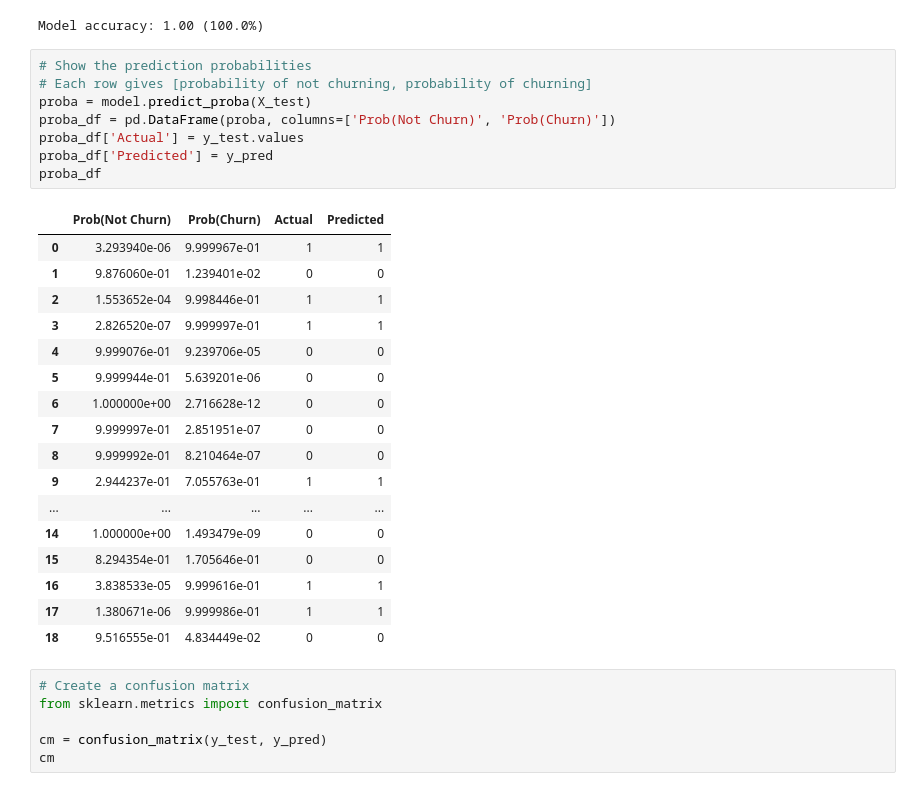
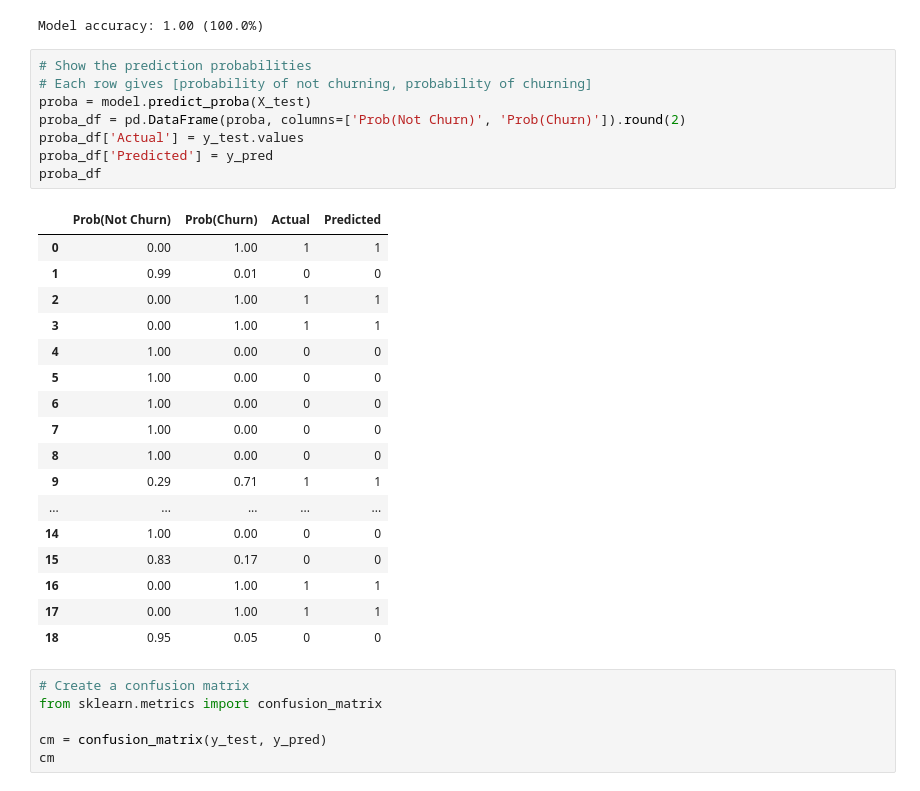
Before and after one commit to prakash-ukhalkar/ML, a Jupyter notebook: 05_Simple_Logistic_Regression_ML/01_Simple_Logistic_Regression.ipynb, the cells around one changed output. Saved outputs shown, nothing was run; the diff lists cells and outputs as text.

```diff
--- a/05_Simple_Logistic_Regression_ML/01_Simple_Logistic_Regression.ipynb
+++ b/05_Simple_Logistic_Regression_ML/01_Simple_Logistic_Regression.ipynb
@@ -185,29 +185,29 @@ Model accuracy: 1.00 (100.0%)
 # %%
 # Show the prediction probabilities
 # Each row gives [probability of not churning, probability of churning]
 proba = model.predict_proba(X_test)
-proba_df = pd.DataFrame(proba, columns=['Prob(Not Churn)', 'Prob(Churn)'])
+proba_df = pd.DataFrame(proba, columns=['Prob(Not Churn)', 'Prob(Churn)']).round(2)
 proba_df['Actual'] = y_test.values
 proba_df['Predicted'] = y_pred
 proba_df
 # %% [output]
 |  | Prob(Not Churn) | Prob(Churn) | Actual | Predicted |
-| 0 | 3.293940e-06 | 9.999967e-01 | 1 | 1 |
-| 1 | 9.876060e-01 | 1.239401e-02 | 0 | 0 |
-| 2 | 1.553652e-04 | 9.998446e-01 | 1 | 1 |
-| 3 | 2.826520e-07 | 9.999997e-01 | 1 | 1 |
-| 4 | 9.999076e-01 | 9.239706e-05 | 0 | 0 |
-| 5 | 9.999944e-01 | 5.639201e-06 | 0 | 0 |
-| 6 | 1.000000e+00 | 2.716628e-12 | 0 | 0 |
-| 7 | 9.999997e-01 | 2.851951e-07 | 0 | 0 |
-| 8 | 9.999992e-01 | 8.210464e-07 | 0 | 0 |
-| 9 | 2.944237e-01 | 7.055763e-01 | 1 | 1 |
+| 0 | 0.00 | 1.00 | 1 | 1 |
+| 1 | 0.99 | 0.01 | 0 | 0 |
+| 2 | 0.00 | 1.00 | 1 | 1 |
+| 3 | 0.00 | 1.00 | 1 | 1 |
+| 4 | 1.00 | 0.00 | 0 | 0 |
+| 5 | 1.00 | 0.00 | 0 | 0 |
+| 6 | 1.00 | 0.00 | 0 | 0 |
+| 7 | 1.00 | 0.00 | 0 | 0 |
+| 8 | 1.00 | 0.00 | 0 | 0 |
+| 9 | 0.29 | 0.71 | 1 | 1 |
 | ... | ... | ... | ... | ... |
-| 14 | 1.000000e+00 | 1.493479e-09 | 0 | 0 |
-| 15 | 8.294354e-01 | 1.705646e-01 | 0 | 0 |
-| 16 | 3.838533e-05 | 9.999616e-01 | 1 | 1 |
-| 17 | 1.380671e-06 | 9.999986e-01 | 1 | 1 |
-| 18 | 9.516555e-01 | 4.834449e-02 | 0 | 0 |
+| 14 | 1.00 | 0.00 | 0 | 0 |
+| 15 | 0.83 | 0.17 | 0 | 0 |
+| 16 | 0.00 | 1.00 | 1 | 1 |
+| 17 | 0.00 | 1.00 | 1 | 1 |
+| 18 | 0.95 | 0.05 | 0 | 0 |
 # %%
 # Create a confusion matrix
 from sklearn.metrics import confusion_matrix
```
Also changed, not shown: parts of 5 cells of this notebook, 1 other file.
